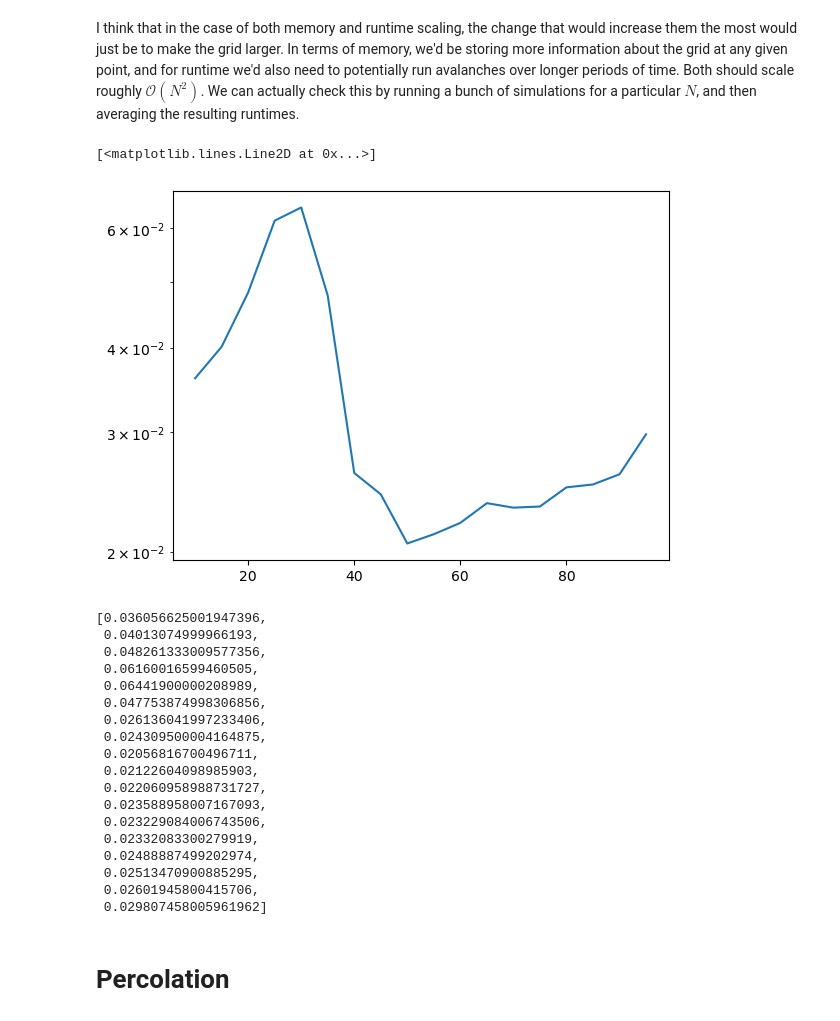
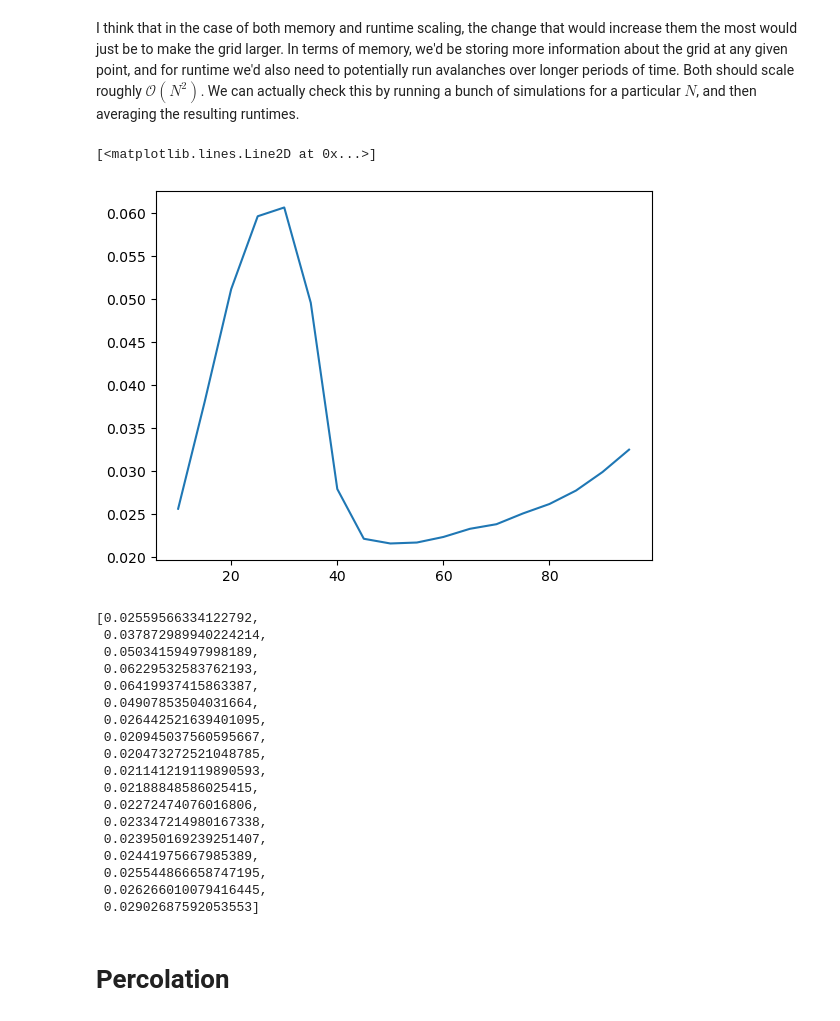
Before and after one commit to swilliamson7/comp_physics_sw, a Jupyter notebook: hw/hw1_solutions_sw.ipynb, the cells around one changed output. Saved outputs shown, nothing was run; the diff lists cells and outputs as text; code cells hidden in the pictures.

```diff
--- a/hw/hw1_solutions_sw.ipynb
+++ b/hw/hw1_solutions_sw.ipynb
@@ -200,9 +208,8 @@ def runtime_func_sandpile(n_vals, j, T):
     for n in n_vals:
         temp = list()
         for k in np.arange(0, j):
-            model = AbelianSandpile(n)
             start = timeit.default_timer()
-            model.simulate(T)
+            AbelianSandpile(n).simulate(T)
             stop = timeit.default_timer()
             temp.append(stop - start)
         run_times_sandpile.append(np.mean(temp))
@@ -210,34 +217,34 @@ def runtime_func_sandpile(n_vals, j, T):
     return run_times_sandpile
 # %%
 n_vals = np.arange(10, 100, 5)
-run_times_sandpile = runtime_func_sandpile(n_vals, 1, 1000)
+run_times_sandpile = runtime_func_sandpile(n_vals, 50, 1000)
 # %%
 plt.figure()
-plt.semilogy(n_vals, run_times_sandpile)
+plt.plot(n_vals, run_times_sandpile)
 # %% [output]
 [<matplotlib.lines.Line2D at 0x...>]
-[figure, old version]
+[figure, new version]
 # %%
 run_times_sandpile
 # %% [output]
-[0.036056625001947396,
- 0.04013074999966193,
- 0.048261333009577356,
- 0.06160016599460505,
- 0.06441900000208989,
- 0.047753874998306856,
- 0.026136041997233406,
- 0.024309500004164875,
- 0.02056816700496711,
- 0.02122604098985903,
- 0.022060958988731727,
- 0.023588958007167093,
- 0.023229084006743506,
- 0.02332083300279919,
- 0.02488887499202974,
- 0.02513470900885295,
- 0.02601945800415706,
- 0.029807458005961962]
+[0.02559566334122792,
+ 0.037872989940224214,
+ 0.05034159497998189,
+ 0.06229532583762193,
+ 0.06419937415863387,
+ 0.04907853504031664,
+ 0.026442521639401095,
+ 0.020945037560595667,
+ 0.020473272521048785,
+ 0.021141219119890593,
+ 0.02188848586025415,
+ 0.02272474076016806,
+ 0.023347214980167338,
+ 0.023950169239251407,
+ 0.02441975667985389,
+ 0.025544866658747195,
+ 0.026266010079416445,
+ 0.02902687592053553]
 # %% [markdown]
 # Percolation
 # %% [markdown]
```
Also changed, not shown: parts of 6 cells of this notebook.
